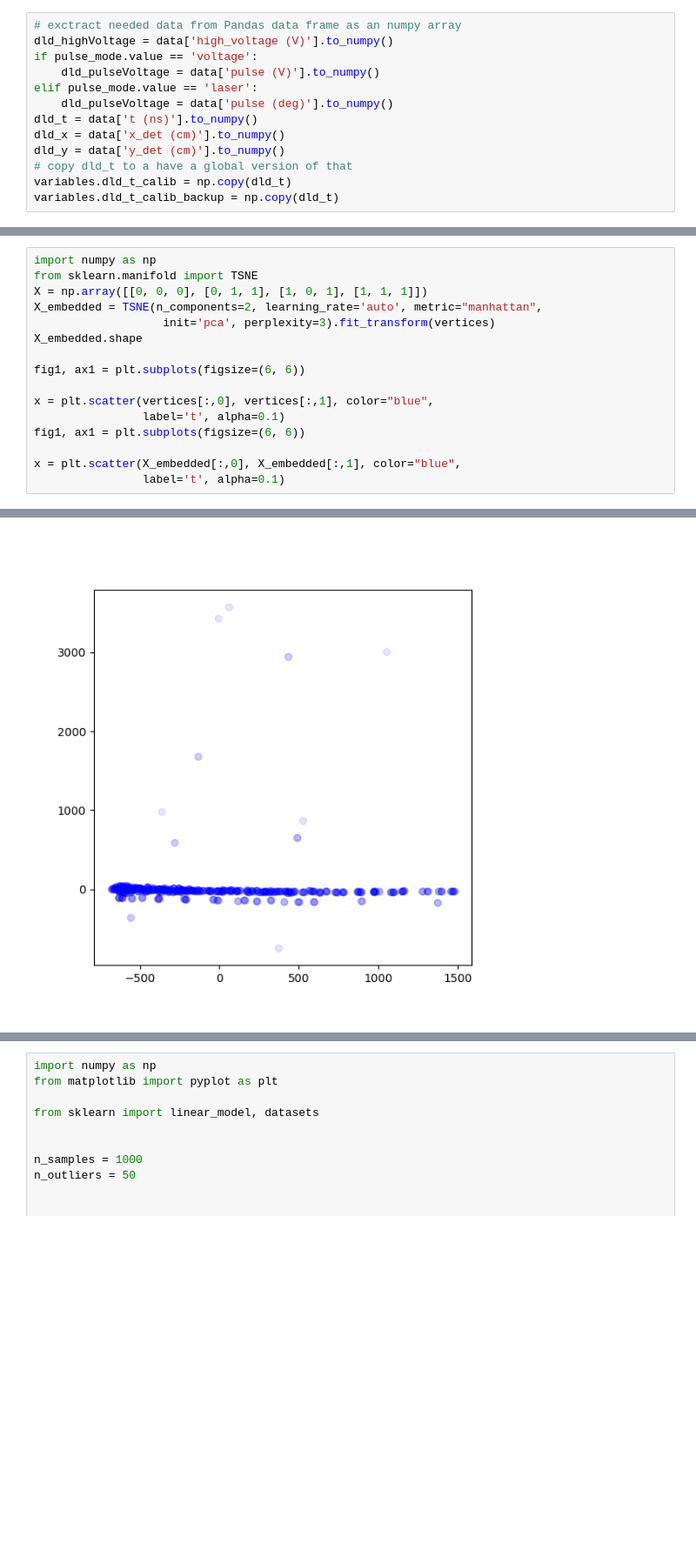
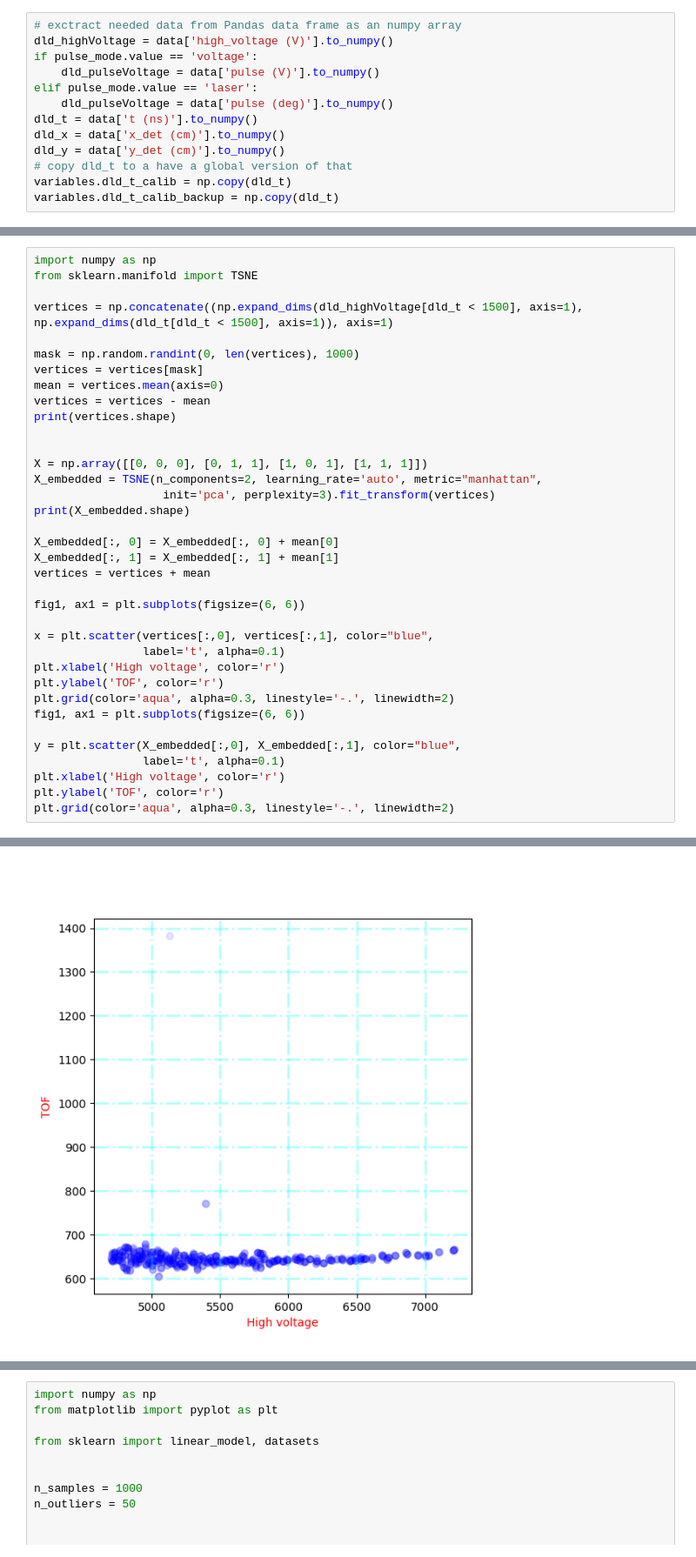
Before and after one commit to mmonajem/pyoxcart, a Jupyter notebook: pyccapt/calibration/tutorials/jupyter_files/develop.ipynb, the cells around one changed output, grey strips where cells are left out. Shown at 87% size. Cells and saved outputs as stored; diff of their text form; blank space fills up the shorter version.

```diff
--- a/pyccapt/calibration/tutorials/jupyter_files/develop.ipynb
+++ b/pyccapt/calibration/tutorials/jupyter_files/develop.ipynb
@@ -134,17 +189,37 @@ vertices.shape
 # %%
 import numpy as np
 from sklearn.manifold import TSNE
+
+vertices = np.concatenate((np.expand_dims(dld_highVoltage[dld_t < 1500], axis=1), np.expand_dims(dld_t[dld_t < 1500], axis=1)), axis=1)
+
+mask = np.random.randint(0, len(vertices), 1000)
+vertices = vertices[mask]
+mean = vertices.mean(axis=0)
+vertices = vertices - mean
+print(vertices.shape)
+
+
 X = np.array([[0, 0, 0], [0, 1, 1], [1, 0, 1], [1, 1, 1]])
 X_embedded = TSNE(n_components=2, learning_rate='auto', metric="manhattan",
                    init='pca', perplexity=3).fit_transform(vertices)
-X_embedded.shape
+print(X_embedded.shape)
+
+X_embedded[:, 0] = X_embedded[:, 0] + mean[0]
+X_embedded[:, 1] = X_embedded[:, 1] + mean[1]
+vertices = vertices + mean
 
 fig1, ax1 = plt.subplots(figsize=(6, 6))
 
 x = plt.scatter(vertices[:,0], vertices[:,1], color="blue",
                 label='t', alpha=0.1)
+plt.xlabel('High voltage', color='r')
+plt.ylabel('TOF', color='r')
+plt.grid(color='aqua', alpha=0.3, linestyle='-.', linewidth=2)
 fig1, ax1 = plt.subplots(figsize=(6, 6))
 
-x = plt.scatter(X_embedded[:,0], X_embedded[:,1], color="blue",
+y = plt.scatter(X_embedded[:,0], X_embedded[:,1], color="blue",
                 label='t', alpha=0.1)
+plt.xlabel('High voltage', color='r')
+plt.ylabel('TOF', color='r')
+plt.grid(color='aqua', alpha=0.3, linestyle='-.', linewidth=2)
 # %% [output]
@@ -152 +229 @@ x = plt.scatter(X_embedded[:,0], X_embedded[:,1], color="blue",
-[figure, old version]
+[figure, new version]
```
Also changed, not shown: parts of 23 cells of this notebook, 1 other file.
